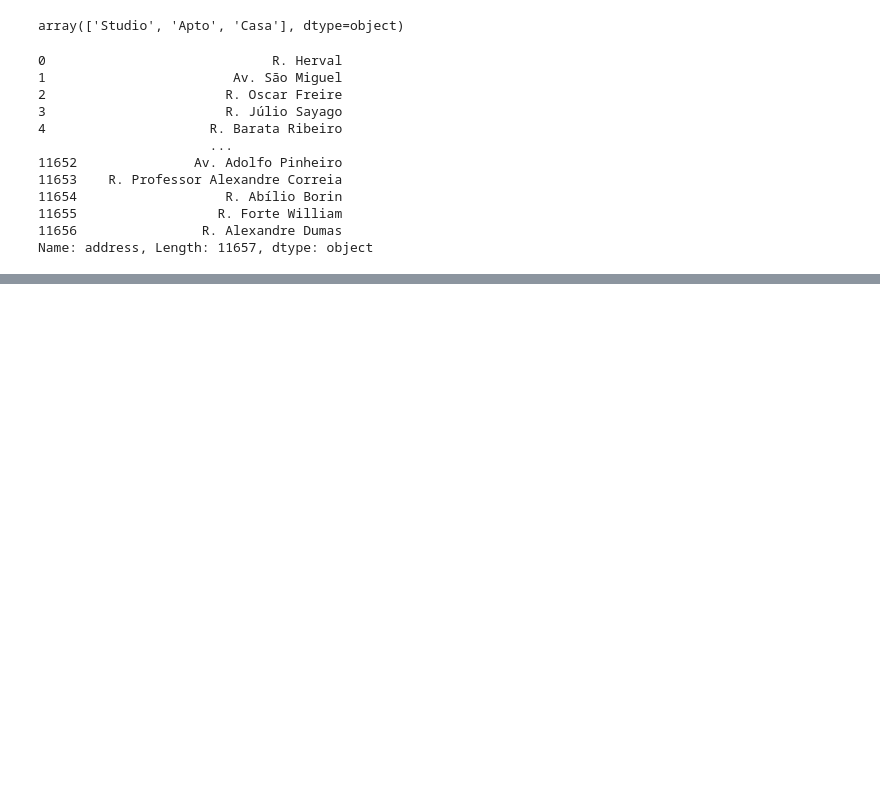
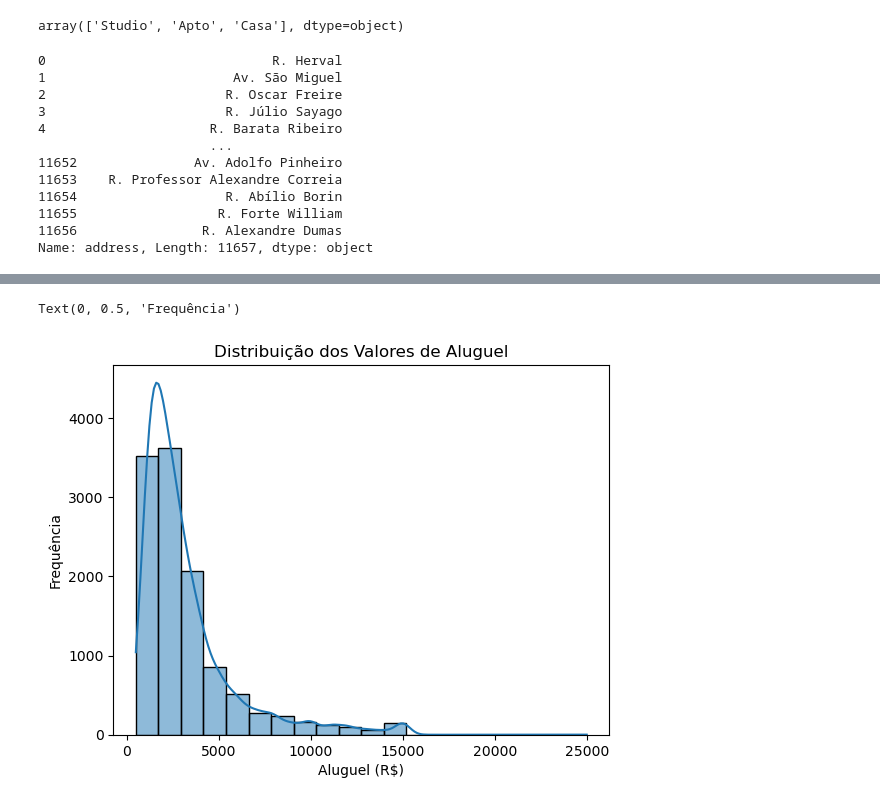
Before and after one commit to vrvinicius/residencia_ia, a Jupyter notebook: Introdução à Linguagens/Aulas/SaoPaulo_HousingPrice_Template.ipynb, the cells around one changed output, grey strips where cells are left out. Drawn from its saved outputs; the diff is of its cells as text; code cells hidden in the pictures; blank space fills up the shorter version.

```diff
--- a/Introdução à Linguagens/Aulas/SaoPaulo_HousingPrice_Template.ipynb
+++ b/Introdução à Linguagens/Aulas/SaoPaulo_HousingPrice_Template.ipynb
@@ -330,0 +335,8 @@ df_sorted = df.sort_values(by=[])
+# %%
+sns.histplot(df['rent'], bins= 20, kde= True)
+plt.title('Distribuição dos Valores de Aluguel')
+plt.xlabel('Aluguel (R$)')
+plt.ylabel('Frequência')
+# %% [output]
+Text(0, 0.5, 'Frequência')
+[figure, added]
```
Also changed, not shown: parts of 24 cells of this notebook, 1 other file.
